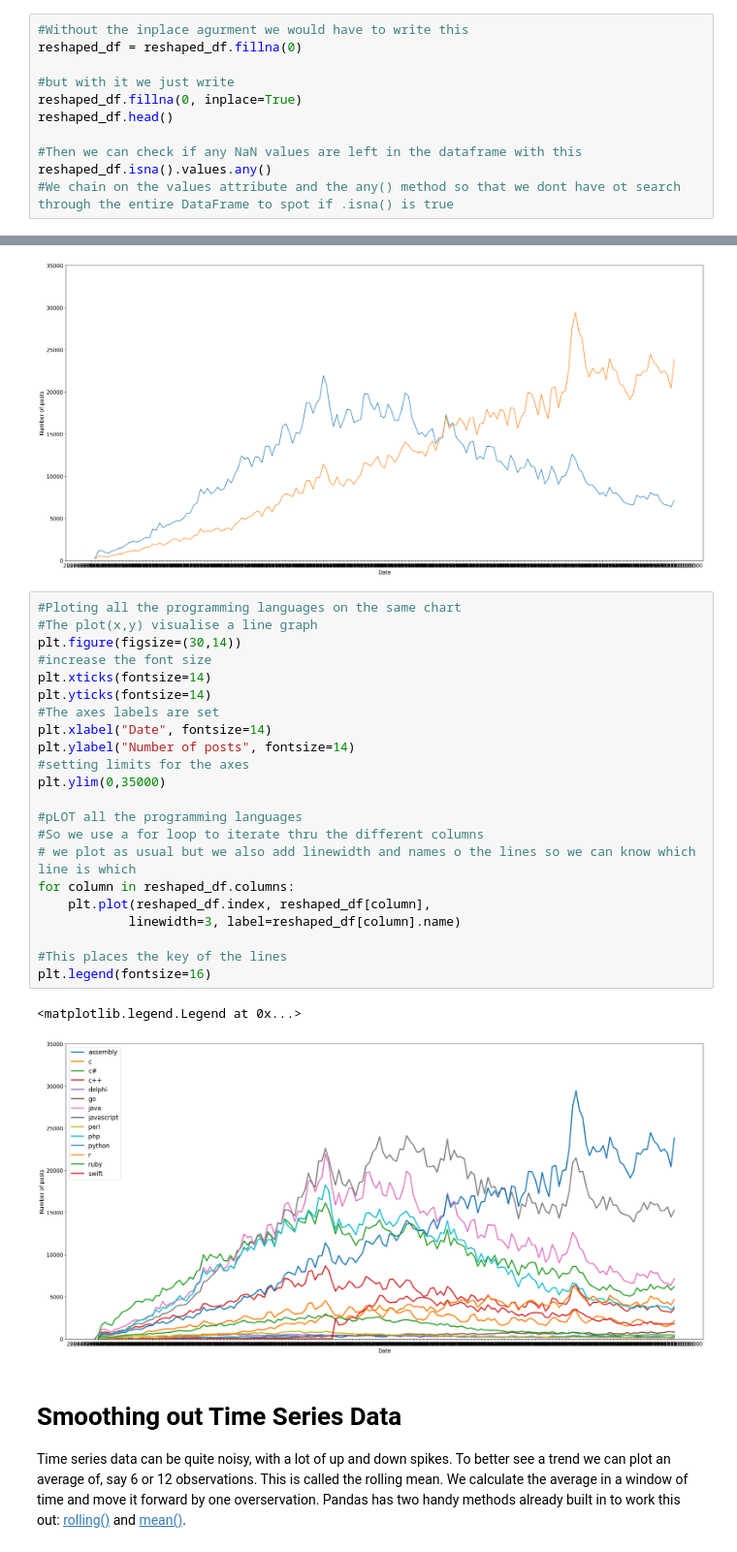
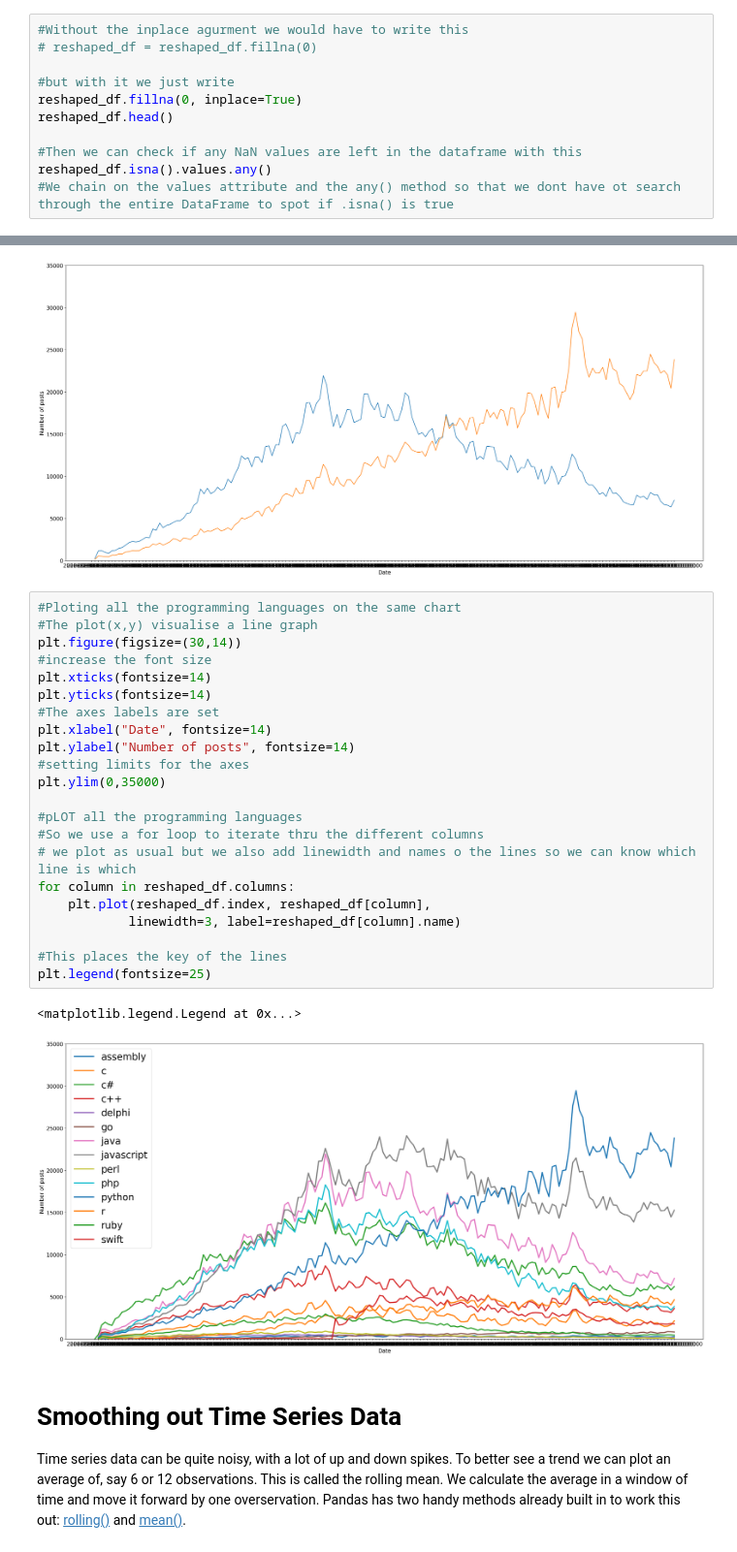
Before and after one commit to thedarkarchitect/basic_python_DS, a Jupyter notebook: language popularity/Programming_Languages.ipynb, the cells around one changed output, grey strips where cells are left out. Shown at 97% size. Cells and saved outputs as stored; diff of their text form.

```diff
--- a/language popularity/Programming_Languages.ipynb
+++ b/language popularity/Programming_Languages.ipynb
@@ -178,7 +176,7 @@ dealing with NaN Values
 In this case, we don't want to drop rows with that have a NaN value. instead, we want to substitute the number 0 for each NaN value in the DataFrame using the method .fillna()
 # %%
 #Without the inplace agurment we would have to write this
-reshaped_df = reshaped_df.fillna(0)
+# reshaped_df = reshaped_df.fillna(0)
 
 #but with it we just write
 reshaped_df.fillna(0, inplace=True)
@@ -236,28 +234,28 @@ plt.plot(reshaped_df.index, reshaped_df.python)
 # %%
 #Ploting all the programming languages on the same chart
 #The plot(x,y) visualise a line graph
 plt.figure(figsize=(30,14))
 #increase the font size
 plt.xticks(fontsize=14)
 plt.yticks(fontsize=14)
 #The axes labels are set
 plt.xlabel("Date", fontsize=14)
 plt.ylabel("Number of posts", fontsize=14)
 #setting limits for the axes
 plt.ylim(0,35000)
 
 #pLOT all the programming languages
 #So we use a for loop to iterate thru the different columns
 # we plot as usual but we also add linewidth and names o the lines so we can know which line is which
 for column in reshaped_df.columns:
     plt.plot(reshaped_df.index, reshaped_df[column],
             linewidth=3, label=reshaped_df[column].name)
 
 #This places the key of the lines
-plt.legend(fontsize=16)
+plt.legend(fontsize=25)
 # %% [output]
 <matplotlib.legend.Legend at 0x...>
-[figure, old version]
+[figure, new version]
 # %% [markdown]
 # Smoothing out Time Series Data
 
```
Also changed, not shown: parts of 1 cell of this notebook, 9 other files.
